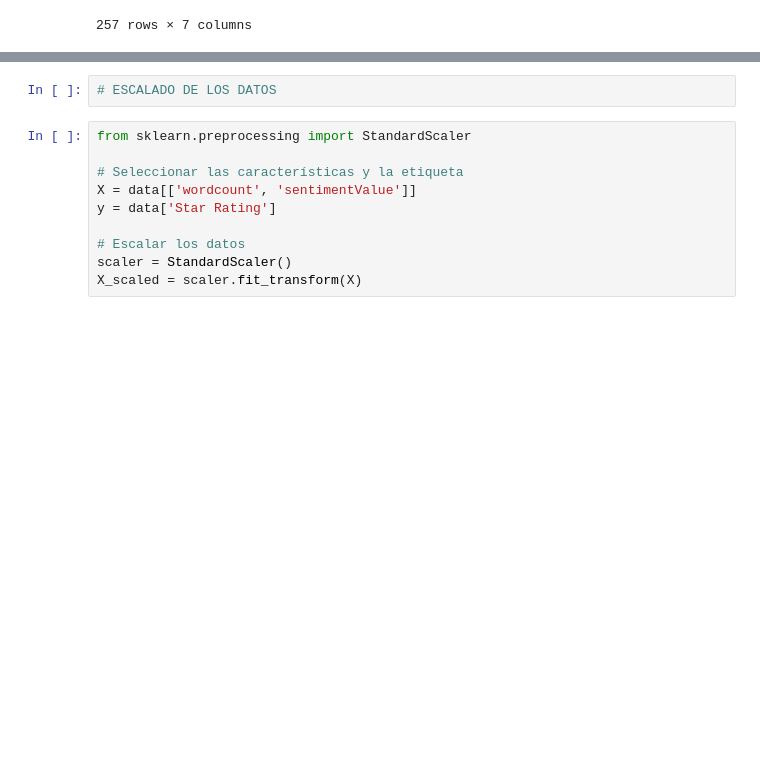
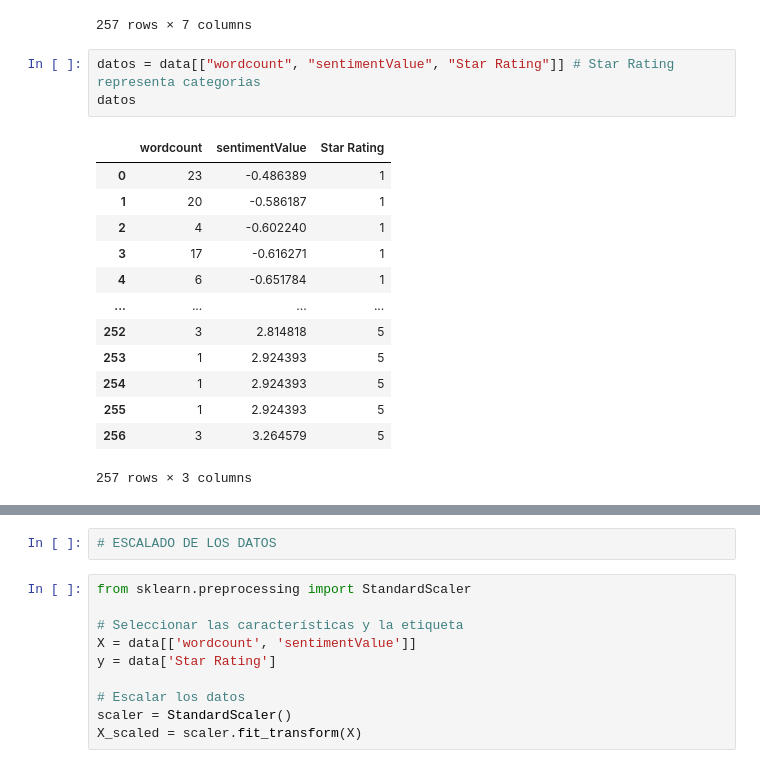
Before and after one commit to IraitzM/TheBridge_DSPT_ML, a Jupyter notebook: Supervisado/Clasificación/Vecinos próximos/ejercicios/Ejercicio_k-NearestNeighbor.ipynb, the cells around one changed output, grey strips where cells are left out. Drawn from its saved outputs; the diff is of its cells as text; blank space fills up the shorter version.

```diff
--- a/Supervisado/Clasificación/Vecinos próximos/ejercicios/Ejercicio_k-NearestNeighbor.ipynb
+++ b/Supervisado/Clasificación/Vecinos próximos/ejercicios/Ejercicio_k-NearestNeighbor.ipynb
@@ -26,3 +41,20 @@ data
 | 255 | Muy buena | Genial | 1 | positive | positive | 5 | 2.924393 |
 | 256 | Sg S5 | Excelente y exacta | 3 | negative | positive | 5 | 3.264579 |
 257 rows × 7 columns
+# %%
+datos = data[["wordcount", "sentimentValue", "Star Rating"]] # Star Rating representa categorias
+datos
+# %% [output]
+|  | wordcount | sentimentValue | Star Rating |
+| 0 | 23 | -0.486389 | 1 |
+| 1 | 20 | -0.586187 | 1 |
+| 2 | 4 | -0.602240 | 1 |
+| 3 | 17 | -0.616271 | 1 |
+| 4 | 6 | -0.651784 | 1 |
+| ... | ... | ... | ... |
+| 252 | 3 | 2.814818 | 5 |
+| 253 | 1 | 2.924393 | 5 |
+| 254 | 1 | 2.924393 | 5 |
+| 255 | 1 | 2.924393 | 5 |
+| 256 | 3 | 3.264579 | 5 |
+257 rows × 3 columns
```
Also changed, not shown: parts of 26 cells of this notebook, 1 other file.
